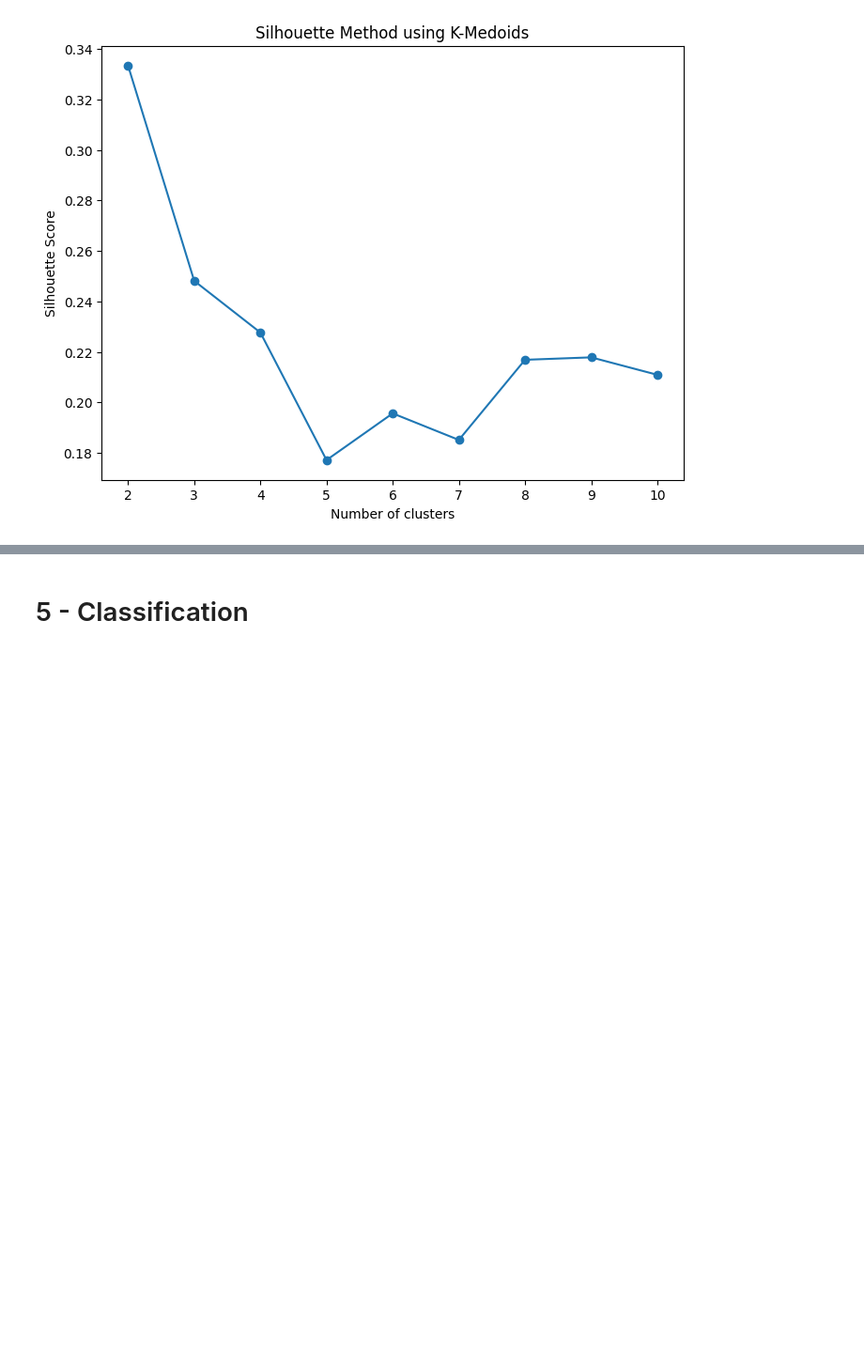
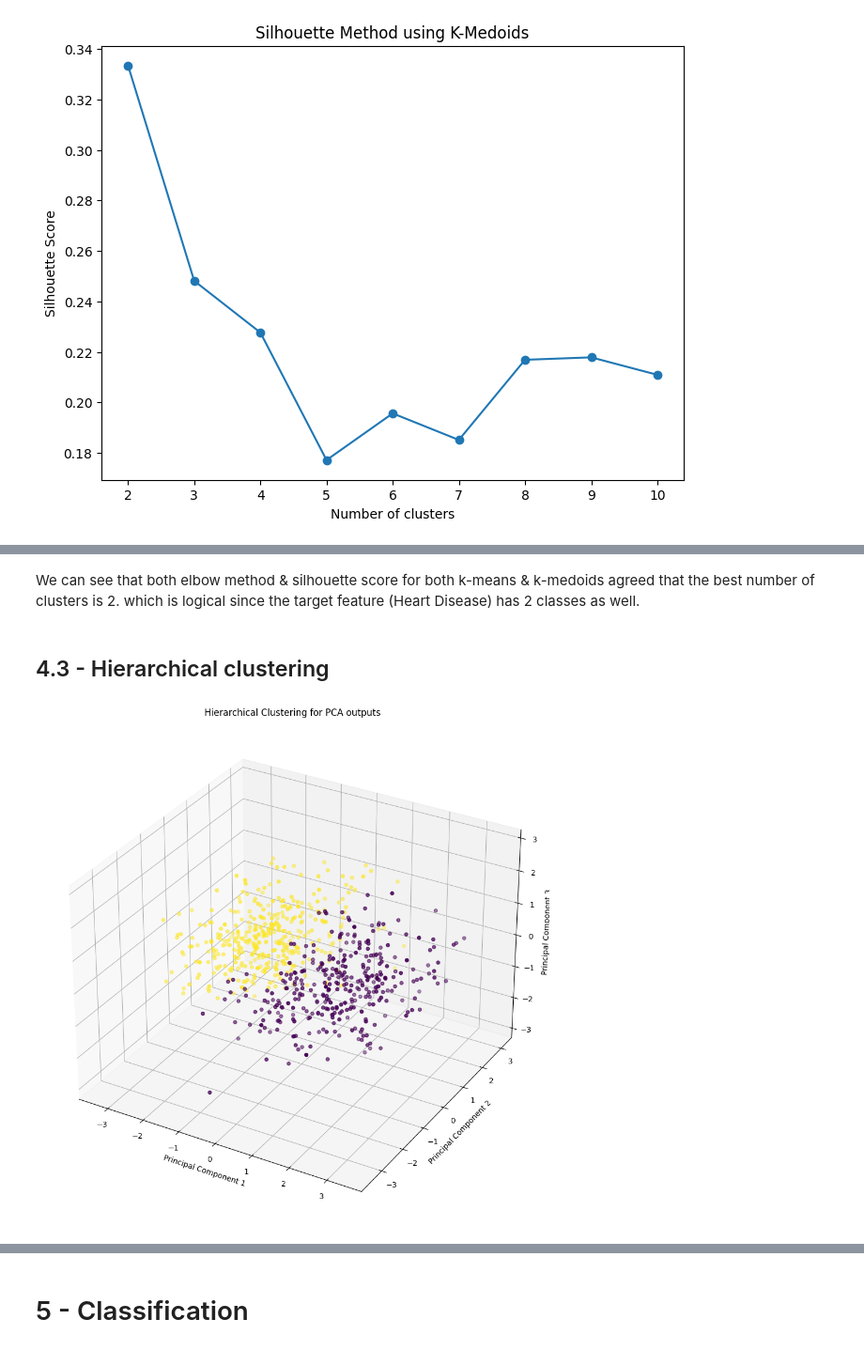
Before and after one commit to hosain-ghoraba/Heart-Disease-detection, a Jupyter notebook: Heart_Failure_Prediction.ipynb, the cells around one changed output, grey strips where cells are left out. Shown at 94% size. Saved outputs shown, nothing was run; the diff lists cells and outputs as text; code cells hidden in the pictures; blank space fills up the shorter version.

```diff
--- a/Heart_Failure_Prediction.ipynb
+++ b/Heart_Failure_Prediction.ipynb
@@ -532,0 +585,19 @@ plt.show()
+# %% [markdown]
+We can see that both elbow method & silhouette score for both k-means & k-medoids agreed that the best number of clusters is 2. which is logical since the target feature (Heart Disease) has 2 classes as well.
+# %% [markdown]
+<h2> 4.3 - Hierarchical clustering</h2>
+# %%
+hierarchical_clustering = AgglomerativeClustering(n_clusters=2)
+y_hierarchical = hierarchical_clustering.fit_predict(principalComponents)
+
+# Plot the clusters
+fig = plt.figure(figsize=(12, 12))
+ax = fig.add_subplot(111, projection='3d')
+scatter = ax.scatter(principalComponents[:, 0], principalComponents[:, 1], principalComponents[:, 2], c=y_hierarchical, cmap='viridis')
+ax.set_title('Hierarchical Clustering for PCA outputs')
+ax.set_xlabel('Principal Component 1')
+ax.set_ylabel('Principal Component 2')
+ax.set_zlabel('Principal Component 3')
+plt.show()
+# %% [output]
+[figure, added]
```
Also changed, not shown: parts of 28 cells of this notebook.
